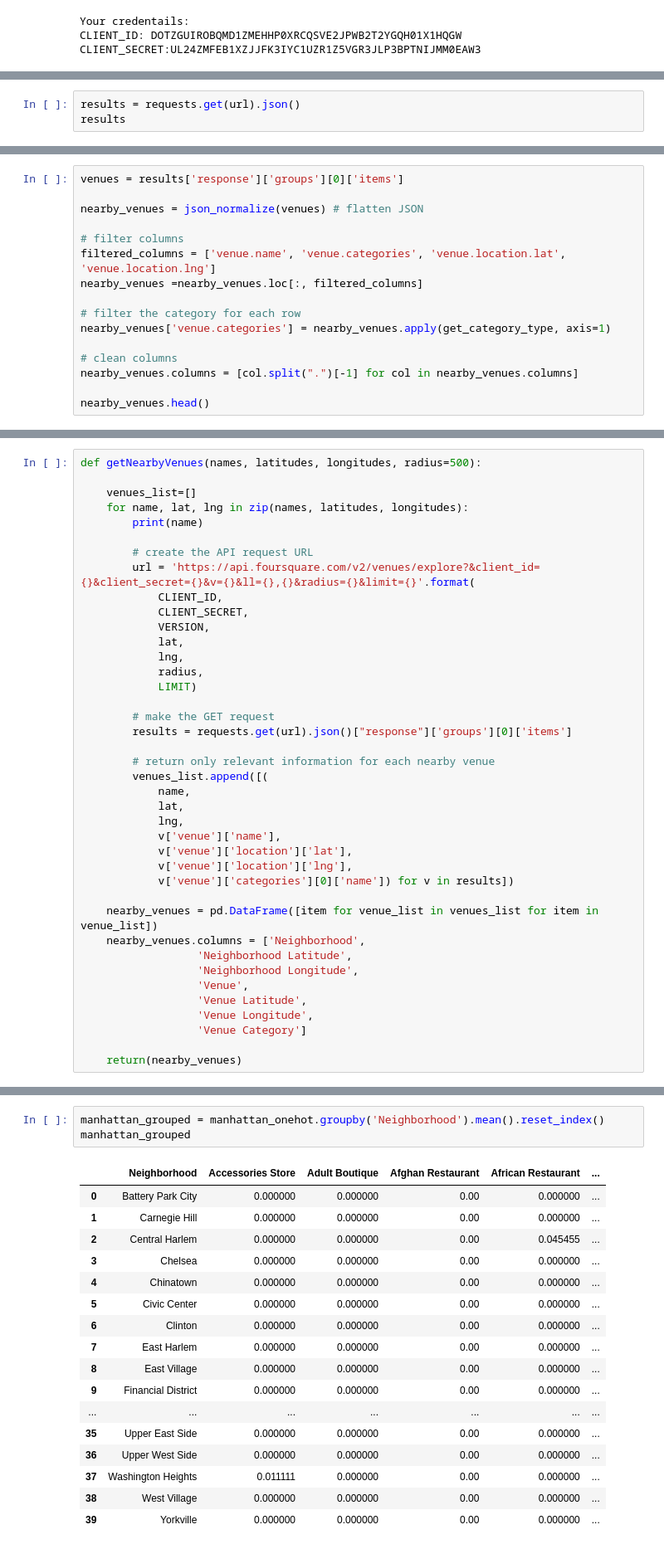
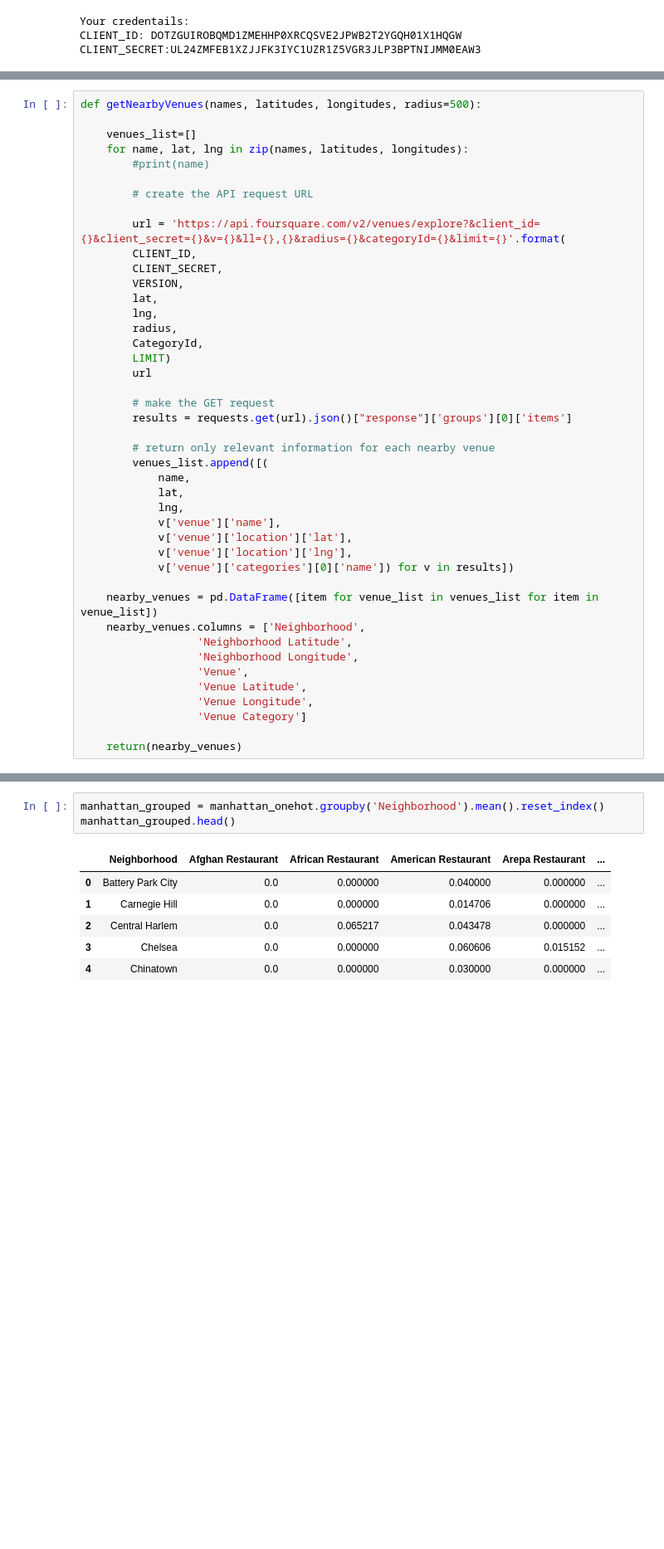
Before and after one commit to Aditep-Pramorntat/Coursera_Capstone, a Jupyter notebook: Aditep - Capstone Project.ipynb, the cells around one changed output, grey strips where cells are left out. Shown: that part at 83% size. Cells and saved outputs as stored; diff of their text form; blank space fills up the shorter version.

```diff
--- a/Aditep - Capstone Project.ipynb
+++ b/Aditep - Capstone Project.ipynb
@@ -223,3 +193,0 @@ url
-# %%
-results = requests.get(url).json()
-results
@@ -256,16 +193,0 @@ def get_category_type(row):
-# %%
-venues = results['response']['groups'][0]['items']
-
-nearby_venues = json_normalize(venues) # flatten JSON
-
-# filter columns
-filtered_columns = ['venue.name', 'venue.categories', 'venue.location.lat', 'venue.location.lng']
-nearby_venues =nearby_venues.loc[:, filtered_columns]
-
-# filter the category for each row
-nearby_venues['venue.categories'] = nearby_venues.apply(get_category_type, axis=1)
-
-# clean columns
-nearby_venues.columns = [col.split(".")[-1] for col in nearby_venues.columns]
-
-nearby_venues.head()
@@ -285,17 +196,20 @@ def getNearbyVenues(names, latitudes, longitudes, radius=500):
 
     venues_list=[]
     for name, lat, lng in zip(names, latitudes, longitudes):
-        print(name)
+        #print(name)
 
         # create the API request URL
-        url = 'https://api.foursquare.com/v2/venues/explore?&client_id={}&client_secret={}&v={}&ll={},{}&radius={}&limit={}'.format(
-            CLIENT_ID,
-            CLIENT_SECRET,
-            VERSION,
-            lat,
-            lng,
-            radius,
-            LIMIT)
+
+        url = 'https://api.foursquare.com/v2/venues/explore?&client_id={}&client_secret={}&v={}&ll={},{}&radius={}&categoryId={}&limit={}'.format(
+        CLIENT_ID,
+        CLIENT_SECRET,
+        VERSION,
+        lat,
+        lng,
+        radius,
+        CategoryId,
+        LIMIT)
+        url
 
         # make the GET request
         results = requests.get(url).json()["response"]['groups'][0]['items']
@@ -405,24 +275,13 @@ manhattan_onehot.shape
 # %%
 manhattan_grouped = manhattan_onehot.groupby('Neighborhood').mean().reset_index()
-manhattan_grouped
+manhattan_grouped.head()
 # %% [output]
-|  | Neighborhood | Accessories Store | Adult Boutique | Afghan Restaurant | African Restaurant | ... |
-| 0 | Battery Park City | 0.000000 | 0.000000 | 0.00 | 0.000000 | ... |
-| 1 | Carnegie Hill | 0.000000 | 0.000000 | 0.00 | 0.000000 | ... |
-| 2 | Central Harlem | 0.000000 | 0.000000 | 0.00 | 0.045455 | ... |
-| 3 | Chelsea | 0.000000 | 0.000000 | 0.00 | 0.000000 | ... |
-| 4 | Chinatown | 0.000000 | 0.000000 | 0.00 | 0.000000 | ... |
-| 5 | Civic Center | 0.000000 | 0.000000 | 0.00 | 0.000000 | ... |
-| 6 | Clinton | 0.000000 | 0.000000 | 0.00 | 0.000000 | ... |
-| 7 | East Harlem | 0.000000 | 0.000000 | 0.00 | 0.000000 | ... |
-| 8 | East Village | 0.000000 | 0.000000 | 0.00 | 0.000000 | ... |
-| 9 | Financial District | 0.000000 | 0.000000 | 0.00 | 0.000000 | ... |
-| ... | ... | ... | ... | ... | ... | ... |
-| 35 | Upper East Side | 0.000000 | 0.000000 | 0.00 | 0.000000 | ... |
-| 36 | Upper West Side | 0.000000 | 0.000000 | 0.00 | 0.000000 | ... |
-| 37 | Washington Heights | 0.011111 | 0.000000 | 0.00 | 0.000000 | ... |
-| 38 | West Village | 0.000000 | 0.000000 | 0.00 | 0.000000 | ... |
-| 39 | Yorkville | 0.000000 | 0.000000 | 0.00 | 0.000000 | ... |
+|  | Neighborhood | Afghan Restaurant | African Restaurant | American Restaurant | Arepa Restaurant | ... |
+| 0 | Battery Park City | 0.0 | 0.000000 | 0.040000 | 0.000000 | ... |
+| 1 | Carnegie Hill | 0.0 | 0.000000 | 0.014706 | 0.000000 | ... |
+| 2 | Central Harlem | 0.0 | 0.065217 | 0.043478 | 0.000000 | ... |
+| 3 | Chelsea | 0.0 | 0.000000 | 0.060606 | 0.015152 | ... |
+| 4 | Chinatown | 0.0 | 0.000000 | 0.030000 | 0.000000 | ... |
 # %%
 manhattan_grouped.shape
 # %% [output]
```
Also changed, not shown: parts of 48 cells of this notebook.
